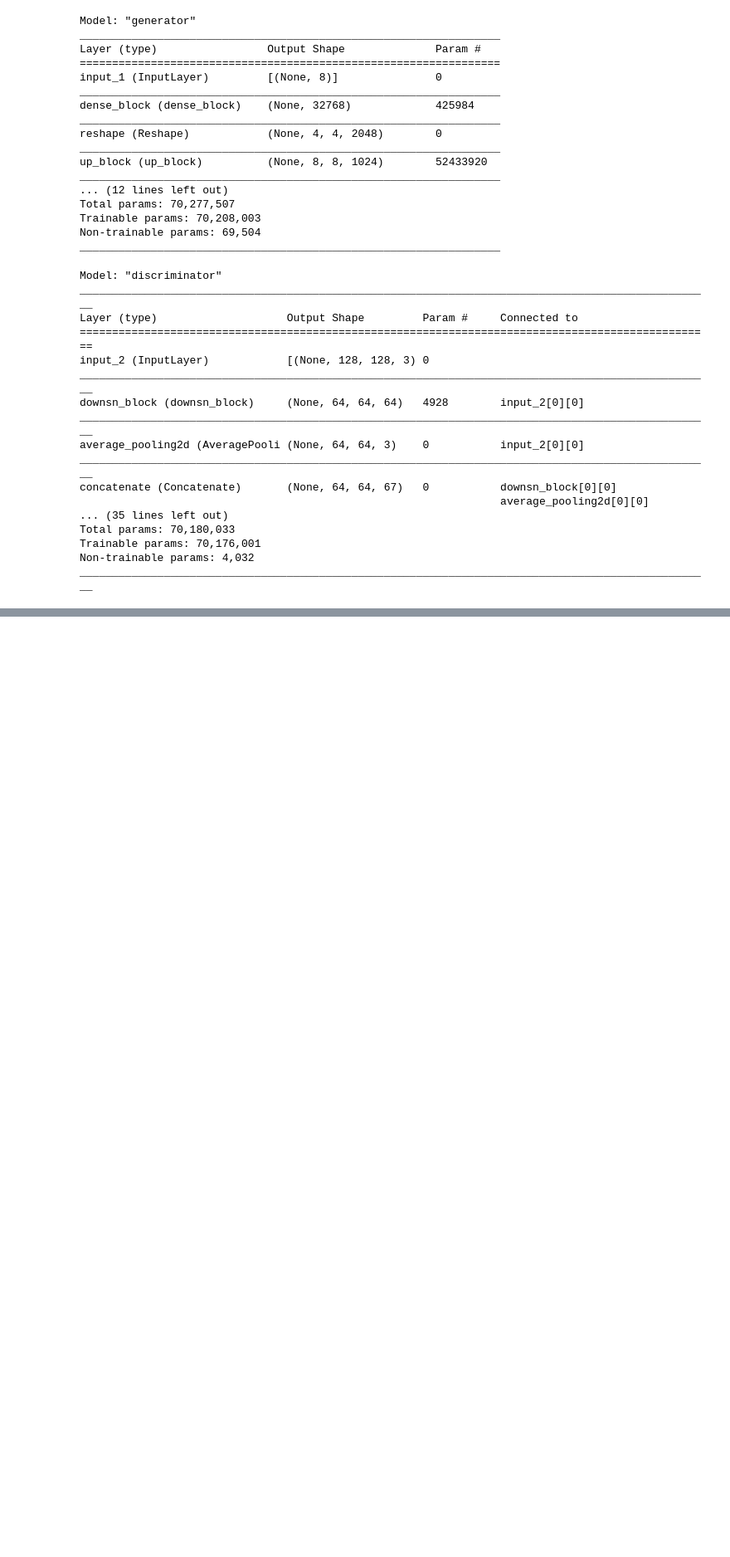
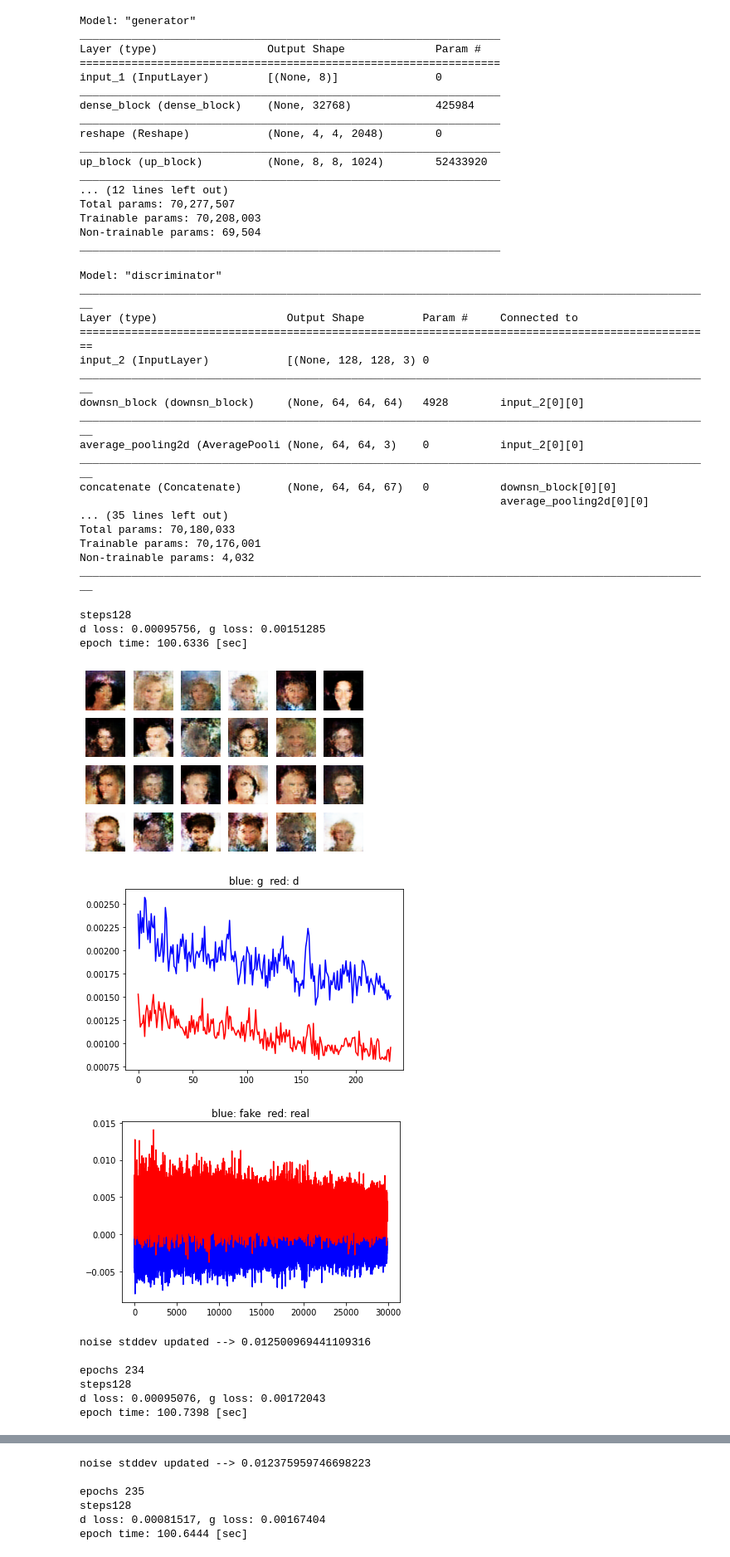
Before and after one commit to T-Yamaguch/SNGAN, a Jupyter notebook: SNGAN.ipynb, the cells around one changed output, grey strips where cells are left out. Shown: that part at 83% size. Saved outputs shown, nothing was run; the diff lists cells and outputs as text; code cells hidden in the pictures; blank space fills up the shorter version.

```diff
--- a/SNGAN.ipynb
+++ b/SNGAN.ipynb
@@ -580,31 +591,44 @@ class GAN():
 
       self.update_loss_history()
 
       epoch_time = time.time() - start_time
       print ("epoch time: {:.4f} [sec]".format(epoch_time))
 
       self.noise_stddev *= 1 - 1E-2
 
       if epoch % self.image_epochs == 0:
         self.visualise_batch(sample_noise, epoch)
         self.loss_vis()
 
       if epoch % self.checkpoint_epochs == 0:
         print ('\nSaving checkpoint at epoch{}\n\n'.format(epoch))
         self.manager.save()
 
 if __name__ == '__main__':
   a = GAN(img_size = 128,
           code_num = 8,
           batch_size = 16,
           train_epochs = 10000,
           train_steps = 128,
           checkpoint_epochs = 100,
           image_epochs = 1,
           start_epoch = 1,
           optimizer = Adam(learning_rate = 1e-6),
           n_critics = 8,
           gp_lamda = 10,
-          noise_stddev = 1
+          noise_stddev = 0.01
           )
   a()
+# %% [output]
+steps128
+d loss: 0.00095756, g loss: 0.00151285
+epoch time: 100.6336 [sec]
+[figure, added]
+[figure, added]
+[figure, added]
+noise stddev updated --> 0.012500969441109316
+
+epochs 234
+steps128
+d loss: 0.00095076, g loss: 0.00172043
+epoch time: 100.7398 [sec]
@@ -610,0 +638,6 @@ if __name__ == '__main__':
+noise stddev updated --> 0.012375959746698223
+
+epochs 235
+steps128
+d loss: 0.00081517, g loss: 0.00167404
+epoch time: 100.6444 [sec]
```
Also changed, not shown: parts of 4 cells of this notebook.
